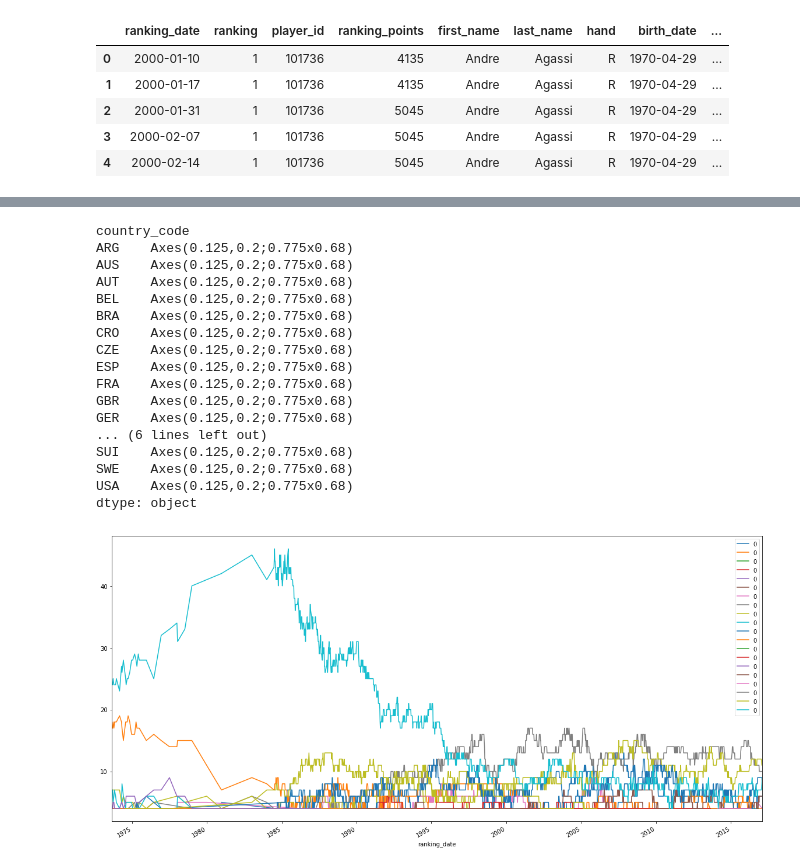
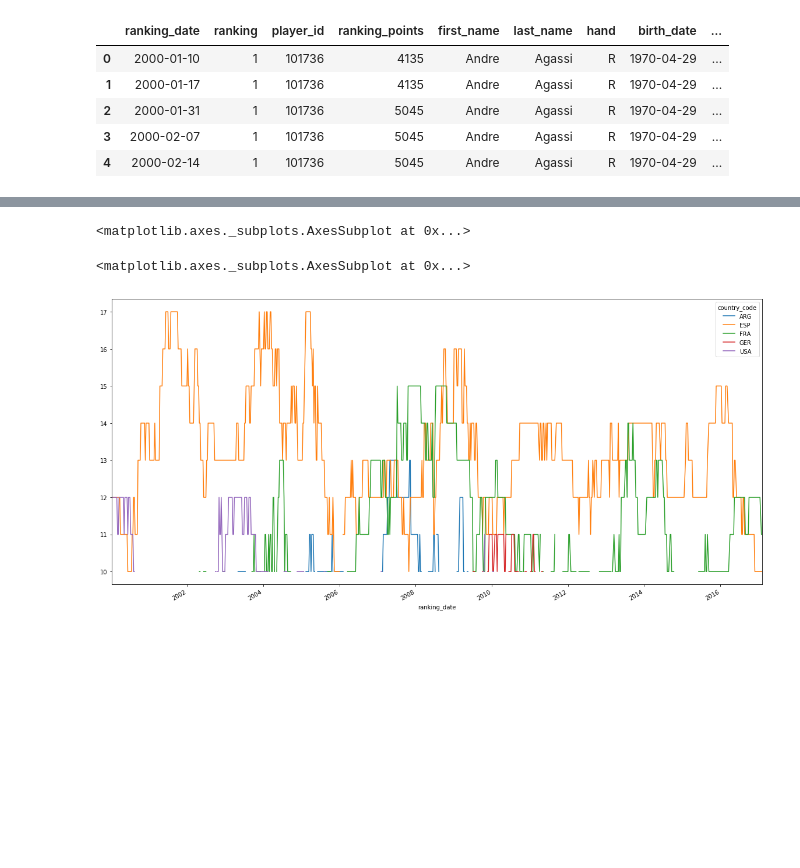
Before and after one commit to ClaudiuCreanga/tennis-statistics, a Jupyter notebook: analytics/best-100players-country.ipynb, the cells around one changed output, grey strips where cells are left out. Saved outputs shown, nothing was run; the diff lists cells and outputs as text; code cells hidden in the pictures; blank space fills up the shorter version.

```diff
--- a/analytics/best-100players-country.ipynb
+++ b/analytics/best-100players-country.ipynb
@@ -76,21 +71,15 @@ pivoted.plot(figsize=(20,10))
 # %%
 # we can't see much from that figure
+
+aggregate_no_usa = aggregate[(aggregate["country_code"] != "USA")]
+pivoted = pd.pivot_table(aggregate_no_usa, values='0', columns='country_code', index="ranking_date")
+pivoted.plot(figsize=(12,8))
 # %% [output]
-country_code
-ARG    Axes(0.125,0.2;0.775x0.68)
-AUS    Axes(0.125,0.2;0.775x0.68)
-AUT    Axes(0.125,0.2;0.775x0.68)
-BEL    Axes(0.125,0.2;0.775x0.68)
-BRA    Axes(0.125,0.2;0.775x0.68)
-CRO    Axes(0.125,0.2;0.775x0.68)
-CZE    Axes(0.125,0.2;0.775x0.68)
-ESP    Axes(0.125,0.2;0.775x0.68)
-FRA    Axes(0.125,0.2;0.775x0.68)
-GBR    Axes(0.125,0.2;0.775x0.68)
-GER    Axes(0.125,0.2;0.775x0.68)
-... (6 lines left out)
-SUI    Axes(0.125,0.2;0.775x0.68)
-SWE    Axes(0.125,0.2;0.775x0.68)
-USA    Axes(0.125,0.2;0.775x0.68)
-dtype: object
+<matplotlib.axes._subplots.AxesSubplot at 0x...>
-[figure, removed]
+# %%
+aggregate_after_2000 = aggregate[(aggregate["ranking_date"] > "2000-01-01" ) & (aggregate["0"] > 9)]
+pivoted = pd.pivot_table(aggregate_after_2000, values='0', columns='country_code', index="ranking_date")
+pivoted.plot(figsize=(20,10))
+# %% [output]
+<matplotlib.axes._subplots.AxesSubplot at 0x...>
+[figure, added]
```
Also changed, not shown: parts of 2 cells of this notebook.
